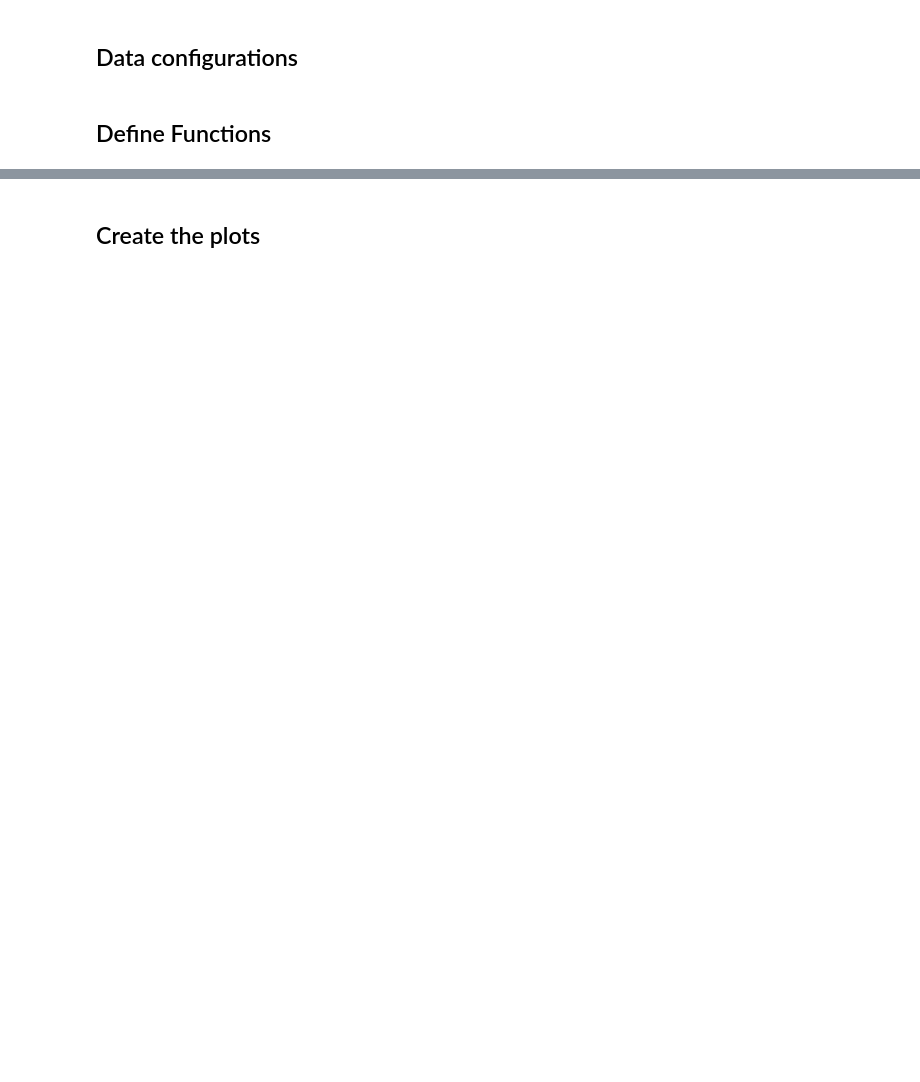
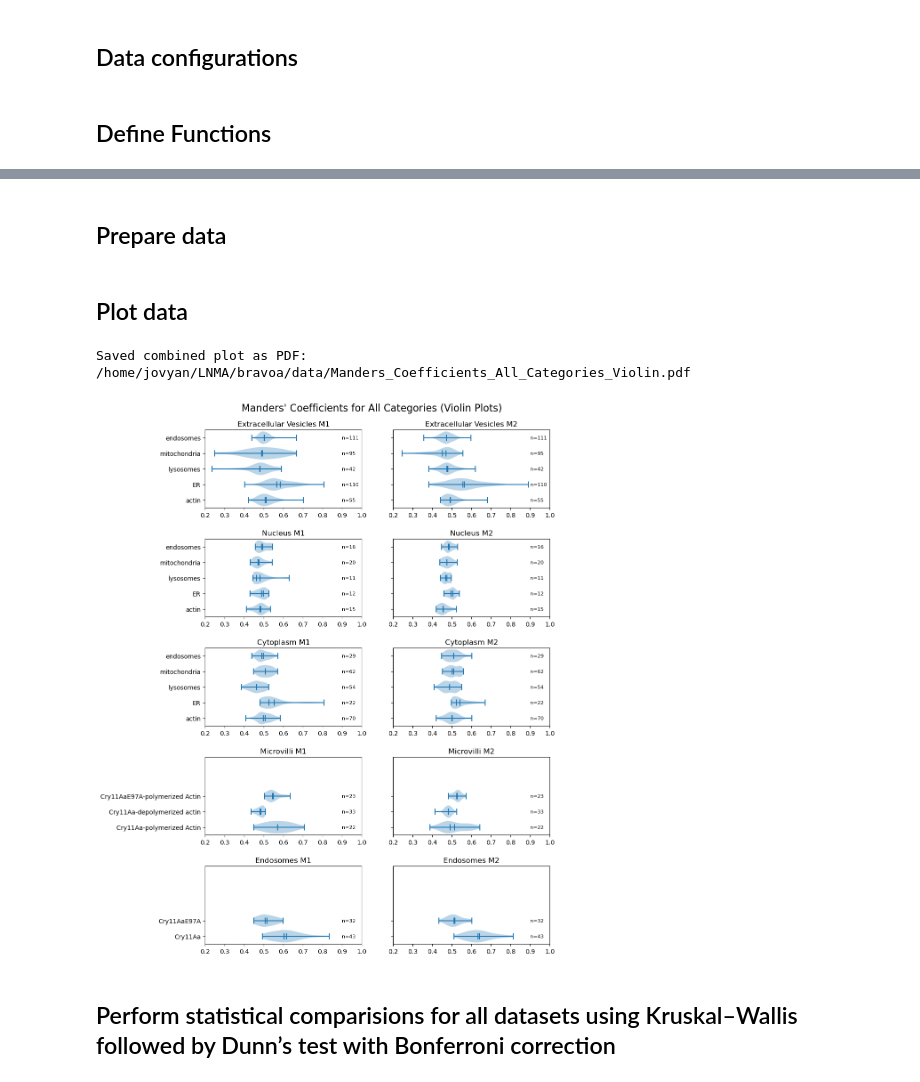
Before and after one commit to adanog/CryTox_Colocalization, a Jupyter notebook: 03_Vesicles_Organels_Toxin-Interaction_Analysis.ipynb, the cells around one changed output, grey strips where cells are left out. Drawn from its saved outputs; the diff is of its cells as text; code cells hidden in the pictures; blank space fills up the shorter version.

Commit message:
Statistical test updated and script refined
 Tukey’s HSD replaced by Dunn’s multiple comparison test

```diff
--- a/03_Vesicles_Organels_Toxin-Interaction_Analysis.ipynb
+++ b/03_Vesicles_Organels_Toxin-Interaction_Analysis.ipynb
@@ -16,3 +48,9 @@ wd = '/home/jovyan/LNMA/bravoa/data/'
+# %%
+max_conditions = 5
+violin_fontsize = 8
+stat_fontsize = 10
+stat_figsize = (14, 11)
+line_width = 160
 # %% [markdown]
 ## Data configurations
 # %%
@@ -134,3 +122,0 @@ def plot_single_category(ax, configurations, category_name, max_conditions, cust
-# %%
-max_conditions = max(len(vesicles_configurations), len(nucleus_configurations),
-                     len(cytoplasm_configurations), len(actin_configurations), len(endo_configurations))
@@ -142,2 +332,2 @@ endo_labels = ["Cry11Aa", "Cry11AaE97A"]
 # %% [markdown]
-## Create the plots
+## Prepare data
@@ -284 +351,24 @@ plt.show()
+# %% [markdown]
+## Plot data
+# %%
+fig, axes = plt.subplots(5, 2, figsize=(10, 15))  # Adjusted size for 5 categories
+plt.subplots_adjust(hspace=0.4)
+
+plot_single_category_violin(axes[0], data_vesicles_M1, data_vesicles_M2, conditions_vesicles, "Extracellular Vesicles", max_conditions)
+plot_single_category_violin(axes[1], data_nucleus_M1, data_nucleus_M2, conditions_nucleus, "Nucleus", max_conditions)
+plot_single_category_violin(axes[2], data_cytoplasm_M1, data_cytoplasm_M2, conditions_cytoplasm, "Cytoplasm", max_conditions)
+plot_single_category_violin(axes[3], data_actin_M1, data_actin_M2, conditions_actin, "Microvilli", max_conditions)
+plot_single_category_violin(axes[4], data_endo_M1, data_endo_M2, conditions_endo, "Endosomes", max_conditions)
+
+pdf_plot_path = os.path.join(wd, "Manders_Coefficients_All_Categories_Violin.pdf")
+fig.suptitle("Manders' Coefficients for All Categories (Violin Plots)", fontsize=16, y=0.92)
+plt.savefig(pdf_plot_path, format="pdf")
+print(f"Saved combined plot as PDF: {pdf_plot_path}")
+
+plt.show()
+# %% [output]
+Saved combined plot as PDF: /home/jovyan/LNMA/bravoa/data/Manders_Coefficients_All_Categories_Violin.pdf
+[figure, added]
+# %% [markdown]
+## Perform statistical comparisions for all datasets using Kruskal–Wallis followed by Dunn’s test with Bonferroni correction
 # %%
```
Also changed, not shown: parts of 21 cells of this notebook.
